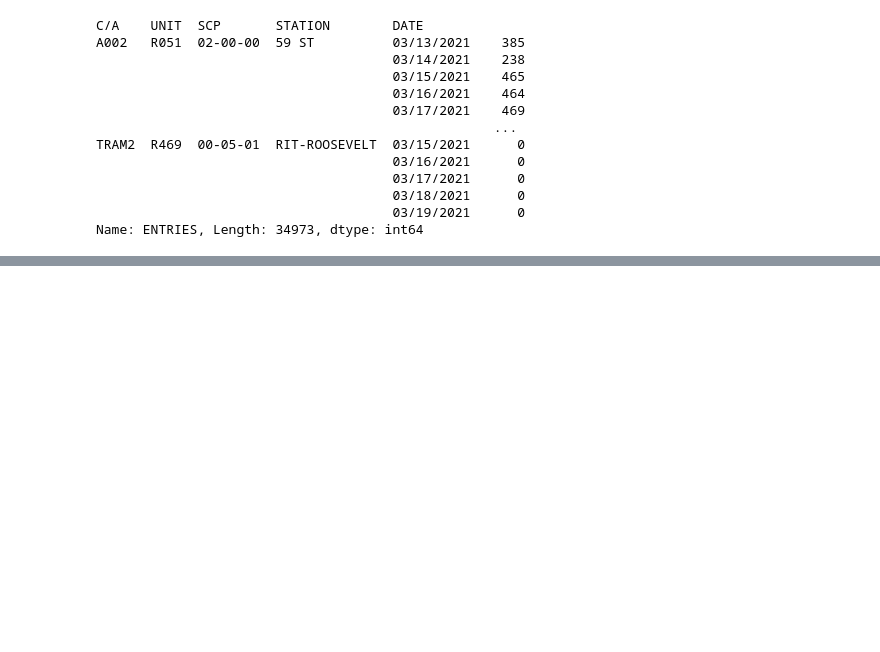
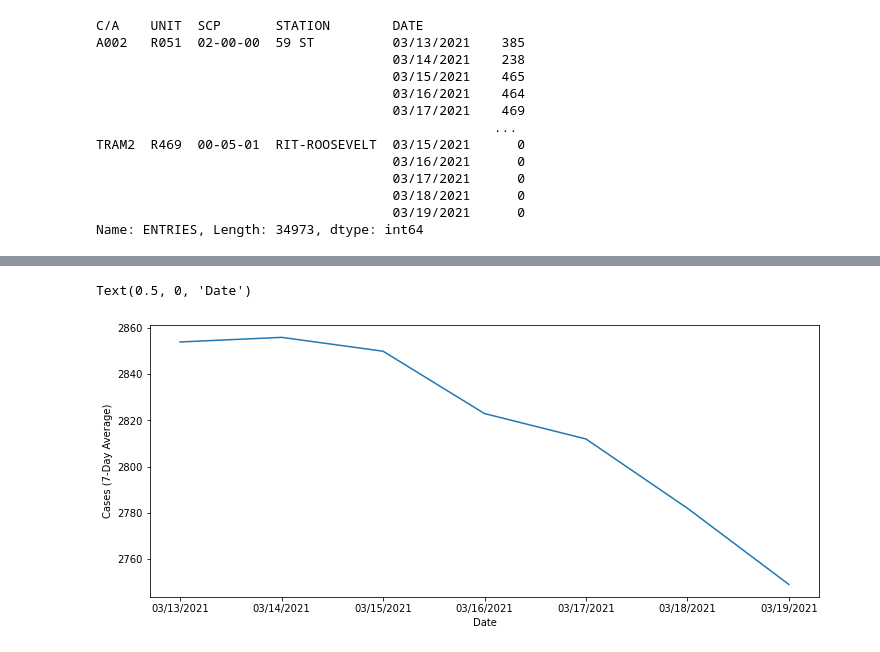
Before and after one commit to nickdellaquilo/Metis-Project-1, a Jupyter notebook: MVP Scrap Work.ipynb, the cells around one changed output, grey strips where cells are left out. Cells and saved outputs as stored; diff of their text form; code cells hidden in the pictures; blank space fills up the shorter version.

```diff
--- a/MVP Scrap Work.ipynb
+++ b/MVP Scrap Work.ipynb
@@ -206,0 +272,3 @@ mta_data_1["TOTAL_TRAFFIC"] #Add new entrances and exits to get total through tr
+# %%
+covid_data["DATE"] = pd.to_datetime(covid_data["date_of_interest"])
+covid_data
@@ -206,0 +289,4 @@ mta_data_1["TOTAL_TRAFFIC"] #Add new entrances and exits to get total through tr
+# %%
+mask = (covid_data["DATE"] >= "2021-03-13") & (covid_data["DATE"] <= "2021-03-19")
+covid_excerpt = covid_data[mask]
+covid_excerpt
@@ -206,0 +302,8 @@ mta_data_1["TOTAL_TRAFFIC"] #Add new entrances and exits to get total through tr
+# %%
+plt.figure(figsize=(12,5))
+plt.plot(covid_excerpt["date_of_interest"], covid_excerpt["CASE_COUNT_7DAY_AVG"])
+plt.ylabel("Cases (7-Day Average)")
+plt.xlabel("Date")
+# %% [output]
+Text(0.5, 0, 'Date')
+[figure, added]
```
Also changed, not shown: parts of 18 cells of this notebook.
